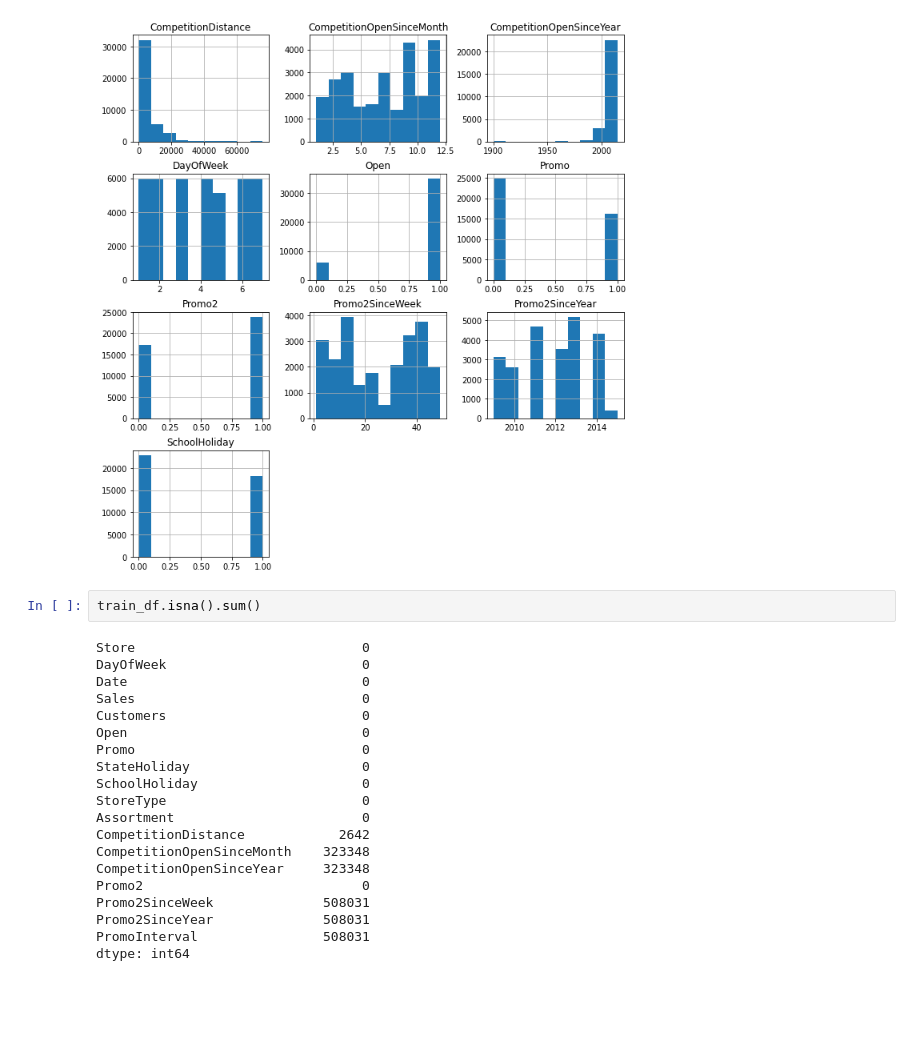
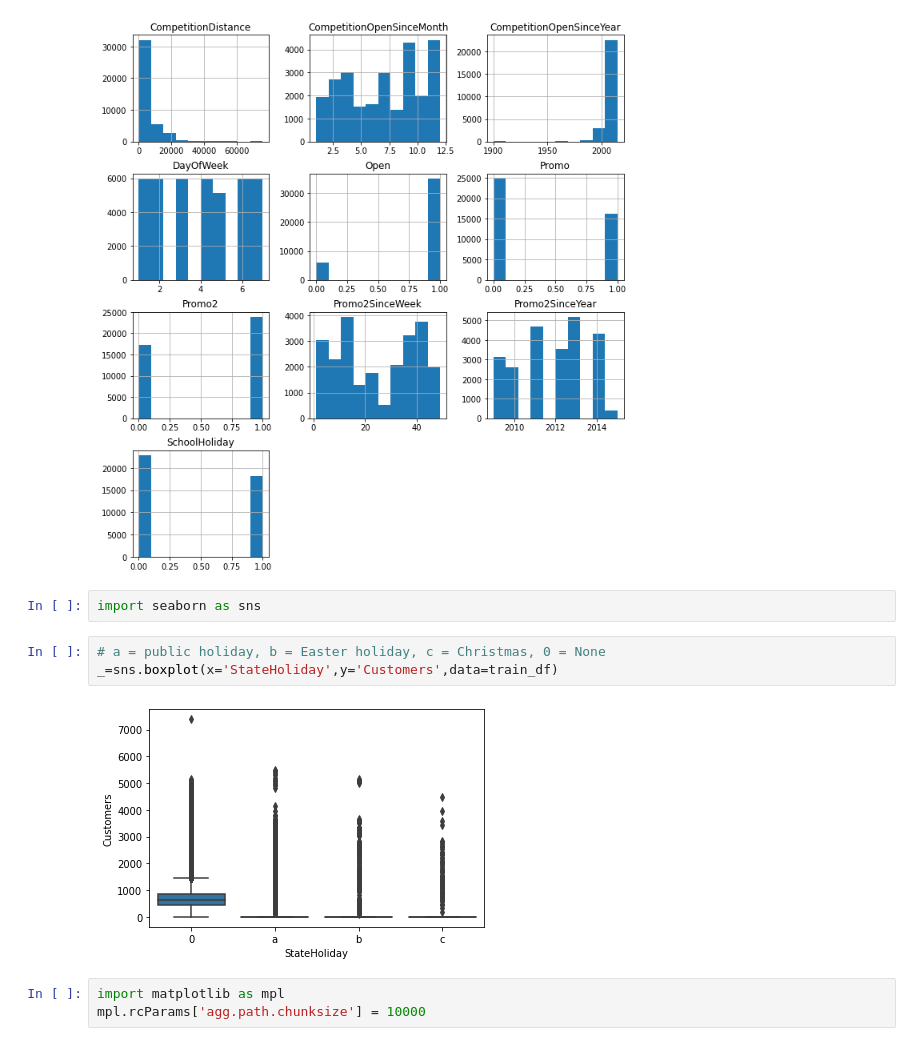
Before and after one commit to fbagire/pharmaceutical_sales_forecast, a Jupyter notebook: notebook/EDA.ipynb, the cells around one changed output. Drawn from its saved outputs; the diff is of its cells as text; blank space fills up the shorter version.

```diff
--- a/notebook/EDA.ipynb
+++ b/notebook/EDA.ipynb
@@ -116,25 +124,13 @@ test_df=test.merge(store,how='left',on='Store')
 _=test_df[list(test_df.columns.difference(['Id','Store']))].hist(figsize=(11,12))
 # %% [output]
 [figure]
-# %%
-train_df.isna().sum()
-# %% [output]
-Store                             0
-DayOfWeek                         0
-Date                              0
-Sales                             0
-Customers                         0
-Open                              0
-Promo                             0
-StateHoliday                      0
-SchoolHoliday                     0
-StoreType                         0
-Assortment                        0
-CompetitionDistance            2642
-CompetitionOpenSinceMonth    323348
-CompetitionOpenSinceYear     323348
-Promo2                            0
-Promo2SinceWeek              508031
-Promo2SinceYear              508031
-PromoInterval                508031
-dtype: int64
+# %%
+import seaborn as sns
+# %%
+# a = public holiday, b = Easter holiday, c = Christmas, 0 = None
+_=sns.boxplot(x='StateHoliday',y='Customers',data=train_df)
+# %% [output]
+[figure, added]
+# %%
+import matplotlib as mpl
+mpl.rcParams['agg.path.chunksize'] = 10000
```
Also changed, not shown: parts of 6 cells of this notebook.
